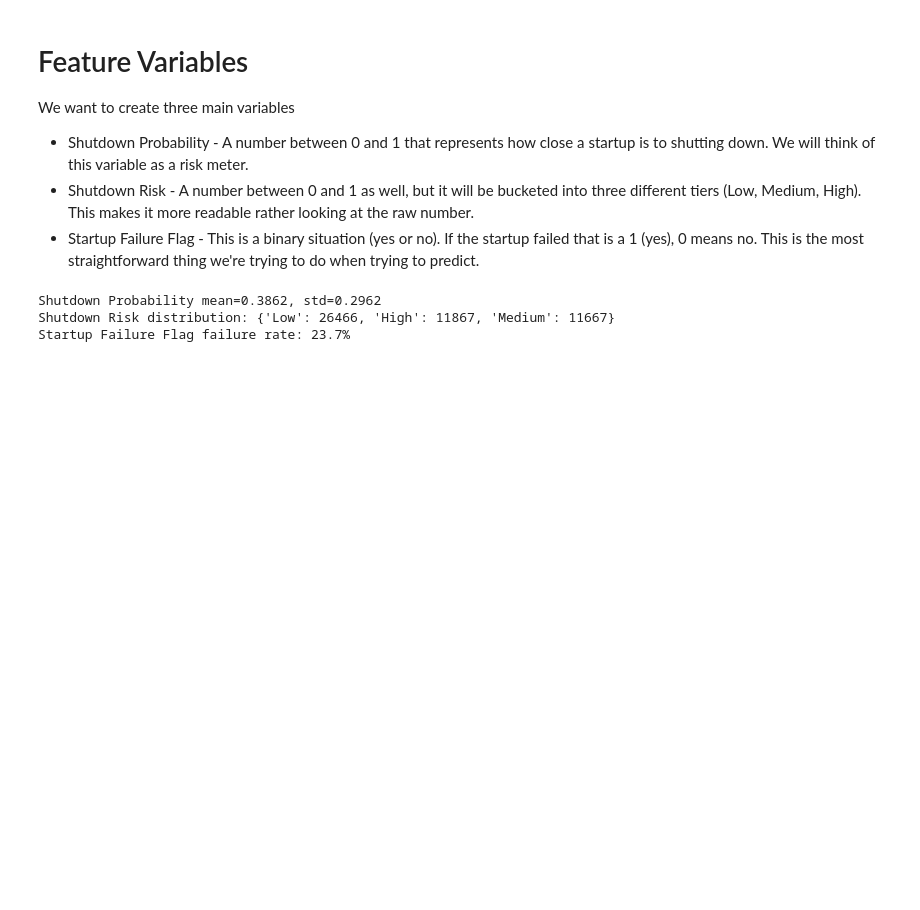
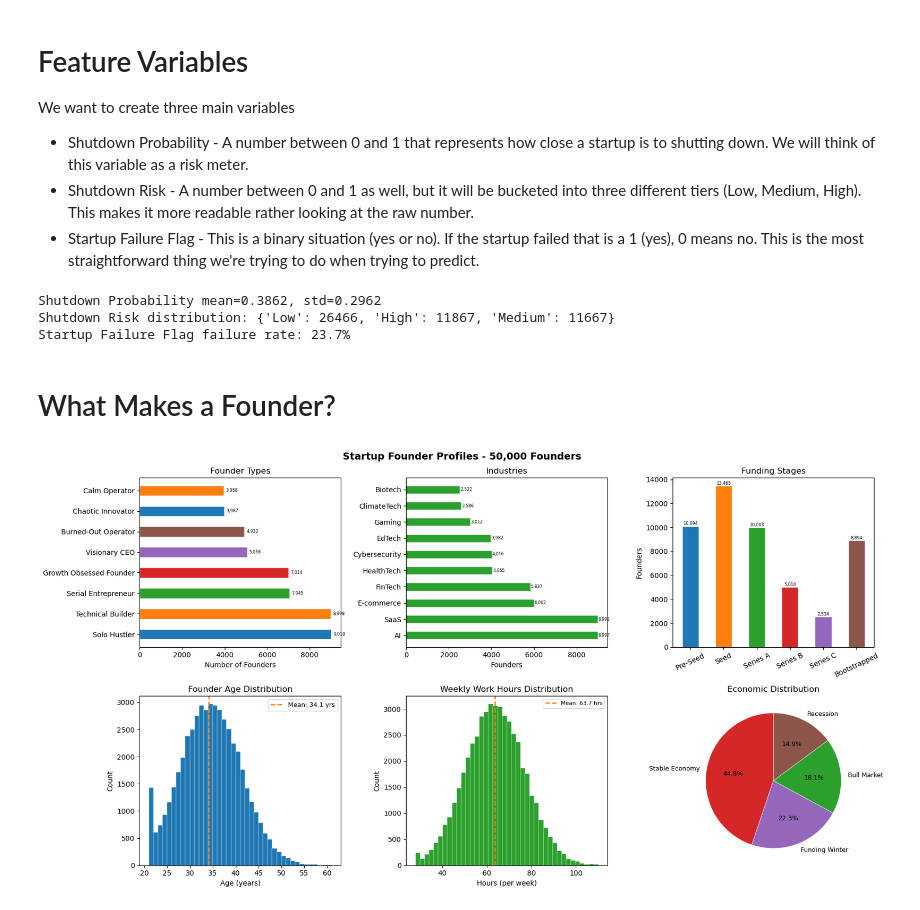
Before and after one commit to BSmith-cpu/DATA-515-Final-Project, a Jupyter notebook: eda/eda.ipynb, the cells around one changed output. Saved outputs shown, nothing was run; the diff lists cells and outputs as text; code cells hidden in the pictures; blank space fills up the shorter version.

```diff
--- a/eda/eda.ipynb
+++ b/eda/eda.ipynb
@@ -43,3 +43,69 @@ print(f'Startup Failure Flag failure rate: {df["Startup_Failure_Flag"].mean()*10
 Shutdown Probability mean=0.3862, std=0.2962
 Shutdown Risk distribution: {'Low': 26466, 'High': 11867, 'Medium': 11667}
 Startup Failure Flag failure rate: 23.7%
+# %% [markdown]
+# What Makes a Founder?
+# %%
+fig, axes = plt.subplots(2,3, figsize=(17,9))
+fig.suptitle('Startup Founder Profiles - 50,000 Founders', fontsize = 14, fontweight = 'bold')
+
+# Founder type distribution
+ft = df['Founder_Type'].value_counts()
+FT_COLORS = ['#1f77b4', '#ff7f0e', '#2ca02c', '#d62728', '#9467bd', '#8c564b']
+axes[0,0].barh(ft.index,ft.values, color=FT_COLORS, edgecolor='white', height=0.5)
+for i, (t,v) in enumerate(zip(ft.index,ft.values)):
+    axes[0,0].text(v+100, i, f'{v:,}', va = 'center', fontsize = 6)
+axes[0,0].set_title('Founder Types')
+axes[0,0].set_xlabel('Number of Founders')
+
+# Industry
+ind = df['Industry'].value_counts()
+axes[0,1].barh(ind.index,ind.values, color = '#2ca02c', edgecolor='white', height=0.5)
+for i, (t,v) in enumerate(zip(ind.index,ind.values)):
+    axes[0,1].text(v+20, i, f'{v:,}', va = 'center', fontsize = 6)
+axes[0,1].set_title('Industries')
+axes[0,1].set_xlabel('Founders')
+
+# Funding stage
+Stage_Order = ['Pre-Seed','Seed','Series A','Series B','Series C','Bootstrapped']
+Stage_Colors = ['#1f77b4', '#ff7f0e', '#2ca02c', '#d62728', '#9467bd', '#8c564b']
+fs = df['Funding_Stage'].value_counts().reindex(Stage_Order)
+axes[0,2].bar(fs.index, fs.values, color=Stage_Colors, edgecolor='white', width=0.5)
+axes[0,2].tick_params(axis='x', rotation=25)
+for i, (s,v) in enumerate(fs.items()):
+    axes[0,2].text(i, v+100, f'{v:,}', ha='center', fontsize=6)
+axes[0,2].set_title('Funding Stages')
+axes[0,2].set_ylabel('Founders')
+
+# Founder age
+axes[1,0].hist(df['Founder_Age'], bins = 40, color = '#1f77b4', edgecolor='white', linewidth=0.3)
+axes[1,0].axvline(df['Founder_Age'].mean(), color = '#ff7f0e', linestyle = '--', linewidth = 1.8,
+                  label = f'Mean: {df["Founder_Age"].mean():.1f} yrs')
+axes[1,0].set_title('Founder Age Distribution')
+axes[1,0].set_xlabel('Age (years)')
+axes[1,0].set_ylabel('Count')
+axes[1,0].legend(fontsize = 9)
+
+# Work hours distribution
+axes[1,1].hist(df['Weekly_Work_Hours'], bins = 40, color = '#2ca02c', edgecolor='white', linewidth=0.3)
+axes[1,1].axvline(df['Weekly_Work_Hours'].mean(), color = '#ff7f0e', linestyle = '--', linewidth = 1.8,
+                  label = f'Mean: {df["Weekly_Work_Hours"].mean():.1f} hrs')
+axes[1,1].set_title('Weekly Work Hours Distribution')
+axes[1,1].set_xlabel('Hours (per week)')
+axes[1,1].set_ylabel('Count')
+axes[1,1].legend(fontsize = 8)
+
+# Economic climate
+CLIMATE_PAL = {'Bull Market' : '#2ca02c', 'Stable Economy' : '#d62728', 'Funding Winter' : '#9467bd', 'Recession' : '#8c564b'}
+ec = df['Economic_Climate'].value_counts()
+axes[1,2].pie(ec.values, labels=ec.index,
+              colors=[CLIMATE_PAL.get(k, '#7f7f7f') for k in ec.index],
+              autopct='%1.1f%%', startangle=90,
+              wedgeprops={'edgecolor': 'white', 'linewidth': 0.5},
+              textprops={'fontsize': 9})
+axes[1,2].set_title('Economic Distribution')
+
+plt.tight_layout()
+plt.show()
+# %% [output]
+[figure, added]
```
